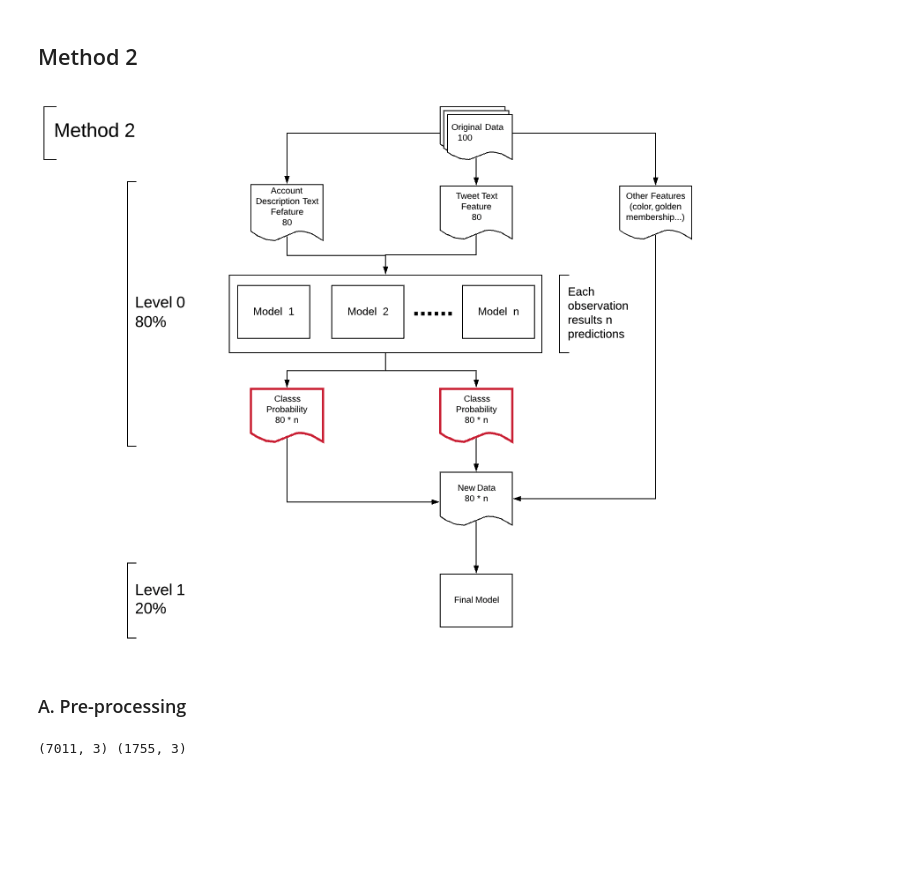
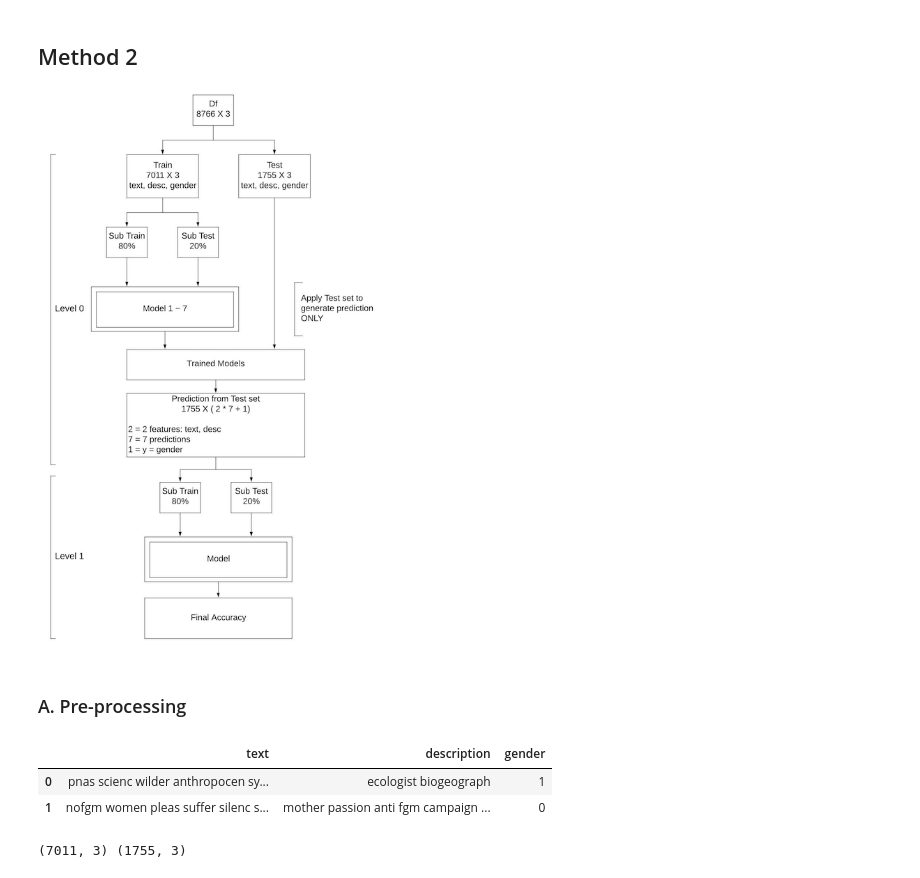
Before and after one commit to Liam-LT/NLP-TweetProfiler, a Jupyter notebook: Model1.ipynb, the cells around one changed output. Drawn from its saved outputs; the diff is of its cells as text; code cells hidden in the pictures; blank space fills up the shorter version.

```diff
--- a/Model1.ipynb
+++ b/Model1.ipynb
@@ -500,13 +500,22 @@ m1_scores
 # %% [markdown]
 ## Method 2
 # %%
-Image.open('screenshot5.png')
+#Image.open('screenshot5.png')
-# %% [output]
-[figure, removed]
+# %%
+#the chart of data flow
+Image.open('screenshot6.png')
+# %% [output]
+[figure, added]
 # %% [markdown]
 ### A. Pre-processing
 # %%
 m2_df_level0 = df[['text', 'description', 'gender']]
+# %%
+m2_df_level0.head(2)
+# %% [output]
+|  | text | description | gender |
+| 0 | pnas scienc wilder anthropocen sy... | ecologist biogeograph | 1 |
+| 1 | nofgm women pleas suffer silenc s... | mother passion anti fgm campaign ... | 0 |
 # %%
 m2_df_level0_train = m2_df_level0[['text','description','gender']].loc[:7010]
 m2_df_level0_test = m2_df_level0[['text','description','gender']].loc[7011:]
```
